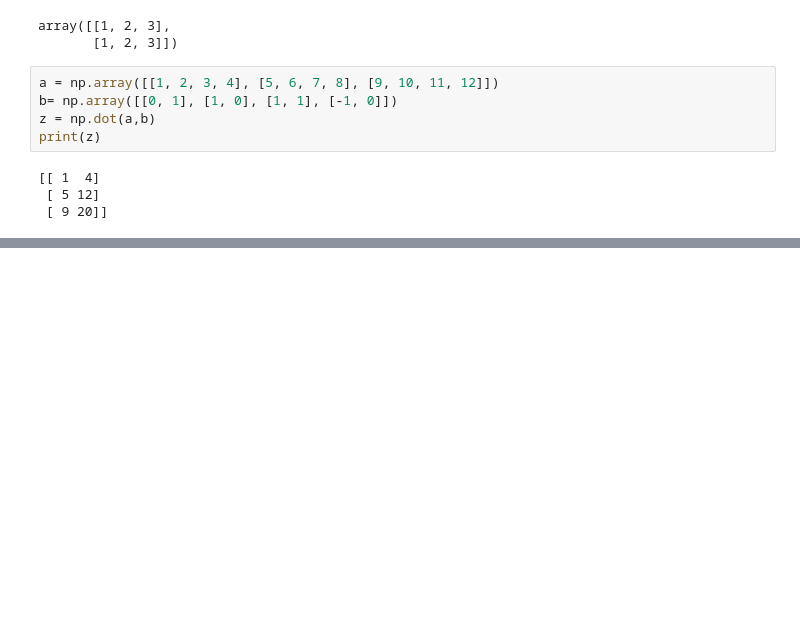
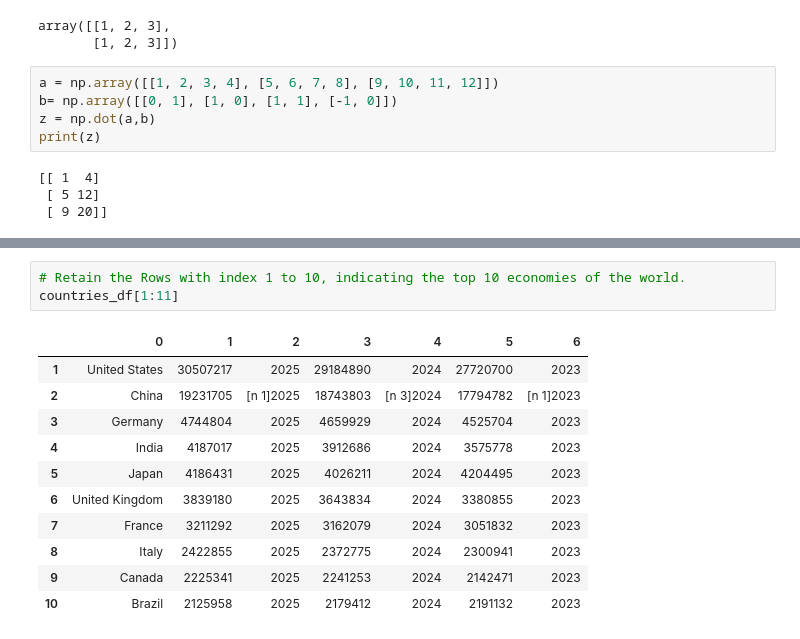
Before and after one commit to Yasir-4/data-science-practice, a Jupyter notebook: Python practice.ipynb, the cells around one changed output, grey strips where cells are left out. Drawn from its saved outputs; the diff is of its cells as text; blank space fills up the shorter version.

```diff
--- a/Python practice.ipynb
+++ b/Python practice.ipynb
@@ -1767,0 +1814,15 @@ print(z)
+# %%
+# Retain the Rows with index 1 to 10, indicating the top 10 economies of the world.
+countries_df[1:11]
+# %% [output]
+|  | 0 | 1 | 2 | 3 | 4 | 5 | 6 |
+| 1 | United States | 30507217 | 2025 | 29184890 | 2024 | 27720700 | 2023 |
+| 2 | China | 19231705 | [n 1]2025 | 18743803 | [n 3]2024 | 17794782 | [n 1]2023 |
+| 3 | Germany | 4744804 | 2025 | 4659929 | 2024 | 4525704 | 2023 |
+| 4 | India | 4187017 | 2025 | 3912686 | 2024 | 3575778 | 2023 |
+| 5 | Japan | 4186431 | 2025 | 4026211 | 2024 | 4204495 | 2023 |
+| 6 | United Kingdom | 3839180 | 2025 | 3643834 | 2024 | 3380855 | 2023 |
+| 7 | France | 3211292 | 2025 | 3162079 | 2024 | 3051832 | 2023 |
+| 8 | Italy | 2422855 | 2025 | 2372775 | 2024 | 2300941 | 2023 |
+| 9 | Canada | 2225341 | 2025 | 2241253 | 2024 | 2142471 | 2023 |
+| 10 | Brazil | 2125958 | 2025 | 2179412 | 2024 | 2191132 | 2023 |
```
Also changed, not shown: parts of 5 cells of this notebook.
